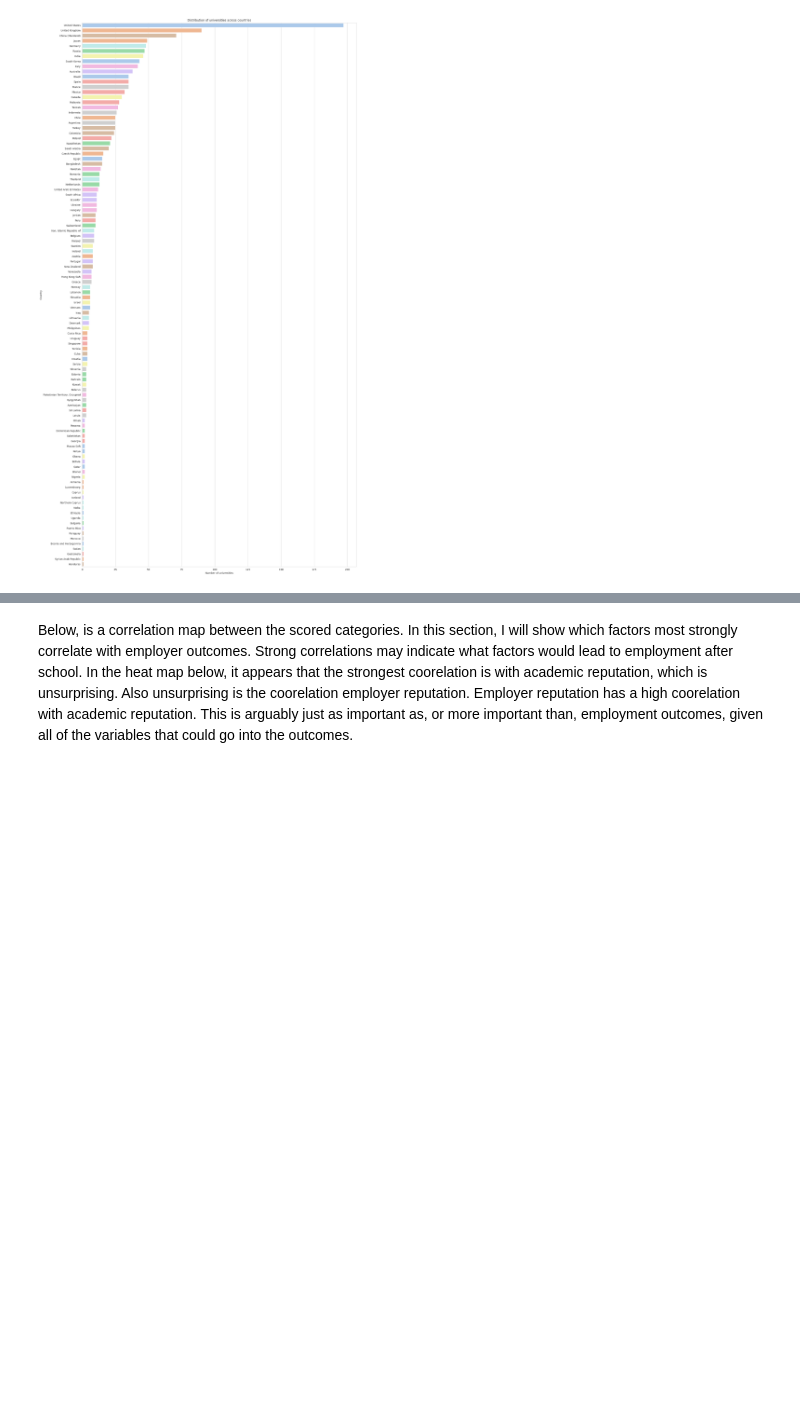
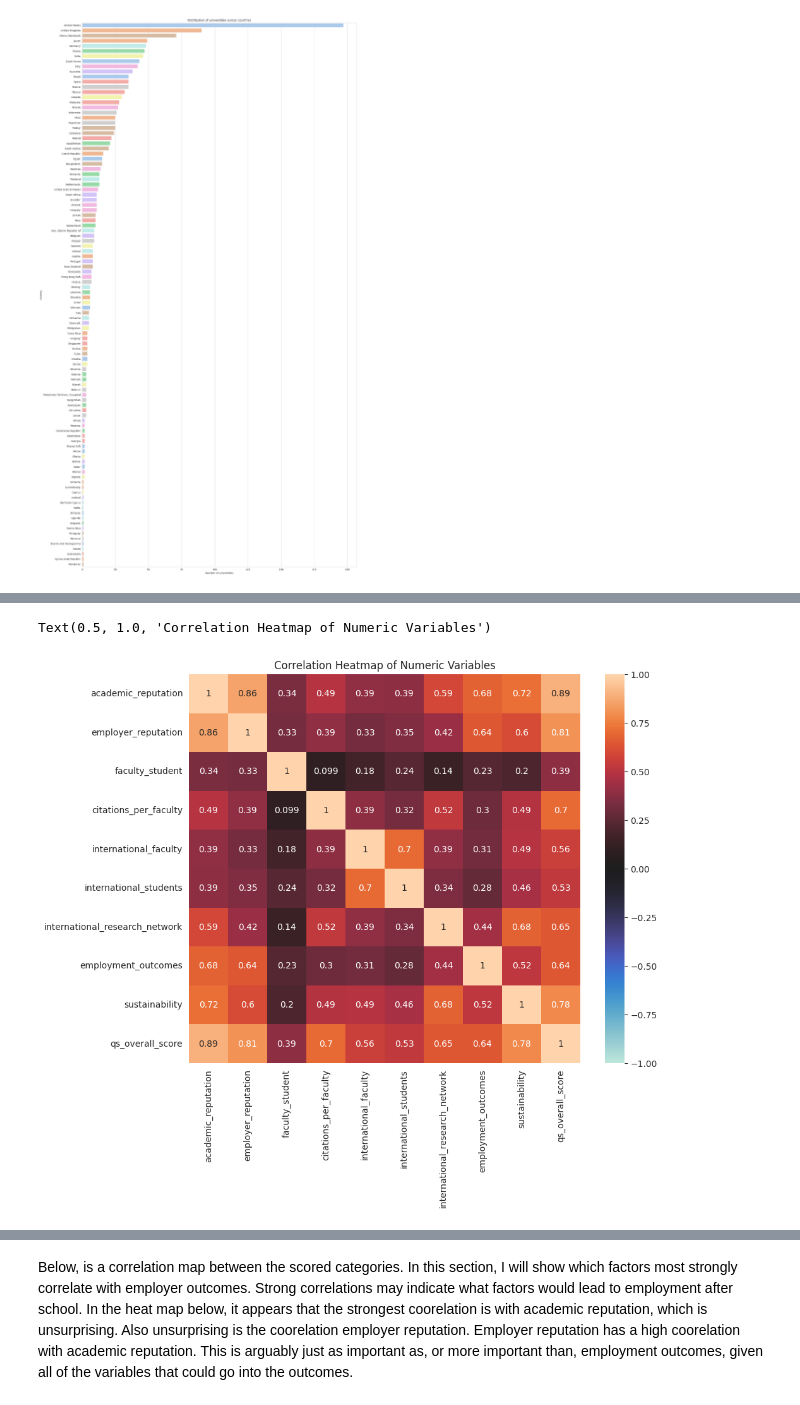
Before and after one commit to thezachdrake/UMD-INST760-Summer2024, a Jupyter notebook: notebooks/Murano-Notebook.ipynb, the cells around one changed output, grey strips where cells are left out. Cells and saved outputs as stored; diff of their text form; code cells hidden in the pictures; blank space fills up the shorter version.

```diff
--- a/notebooks/Murano-Notebook.ipynb
+++ b/notebooks/Murano-Notebook.ipynb
@@ -120,0 +168,9 @@ plt.show()
+# %%
+float_columns = df.select_dtypes(include=['float64']).columns
+correlation_matrix = df[float_columns].corr()
+plt.figure(figsize=(10, 8))
+sns.heatmap(correlation_matrix, annot=True, vmin=-1, vmax=1, center=0)
+plt.title('Correlation Heatmap of Numeric Variables')
+# %% [output]
+Text(0.5, 1.0, 'Correlation Heatmap of Numeric Variables')
+[figure, added]
```
Also changed, not shown: parts of 23 cells of this notebook.
